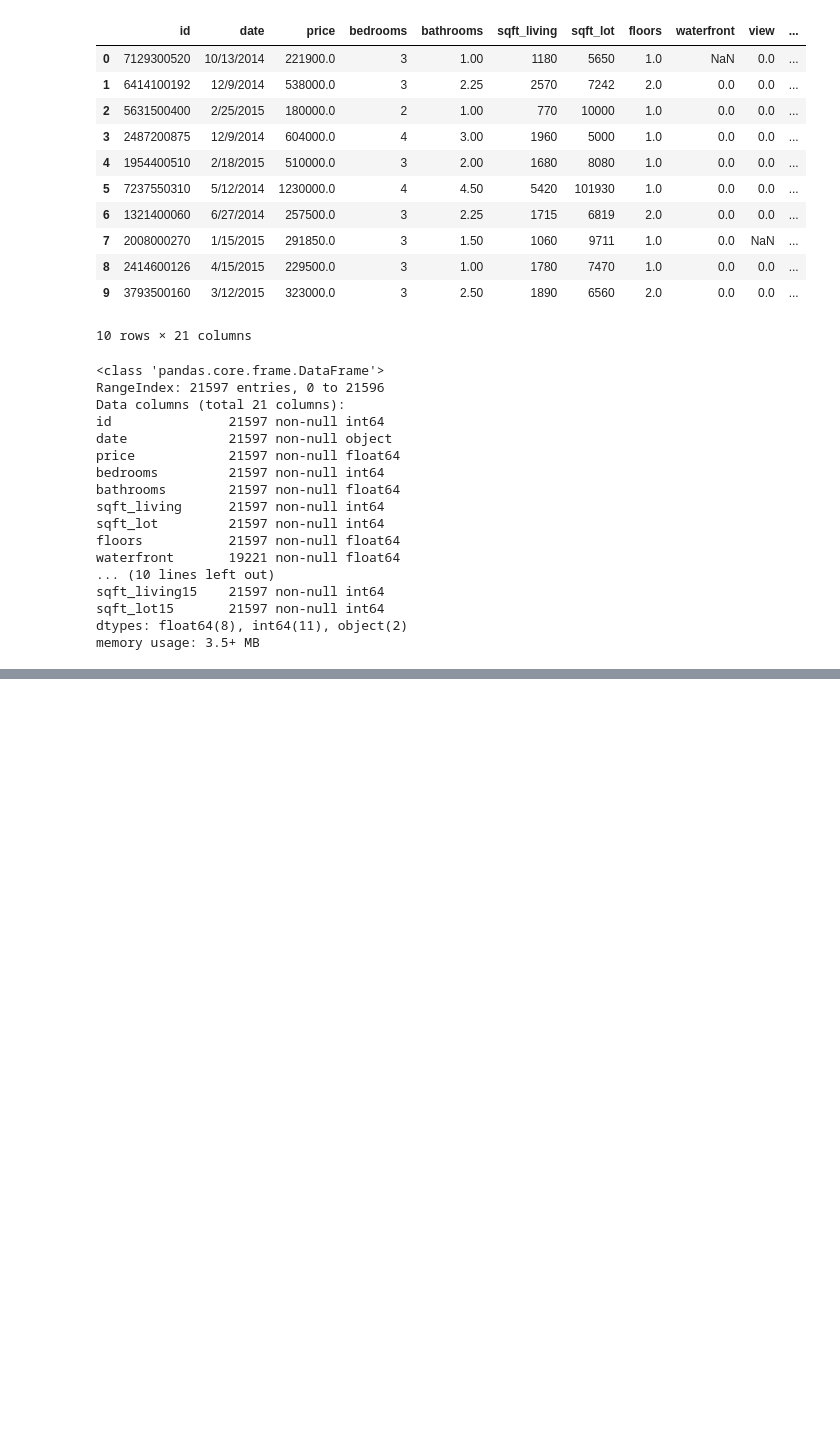
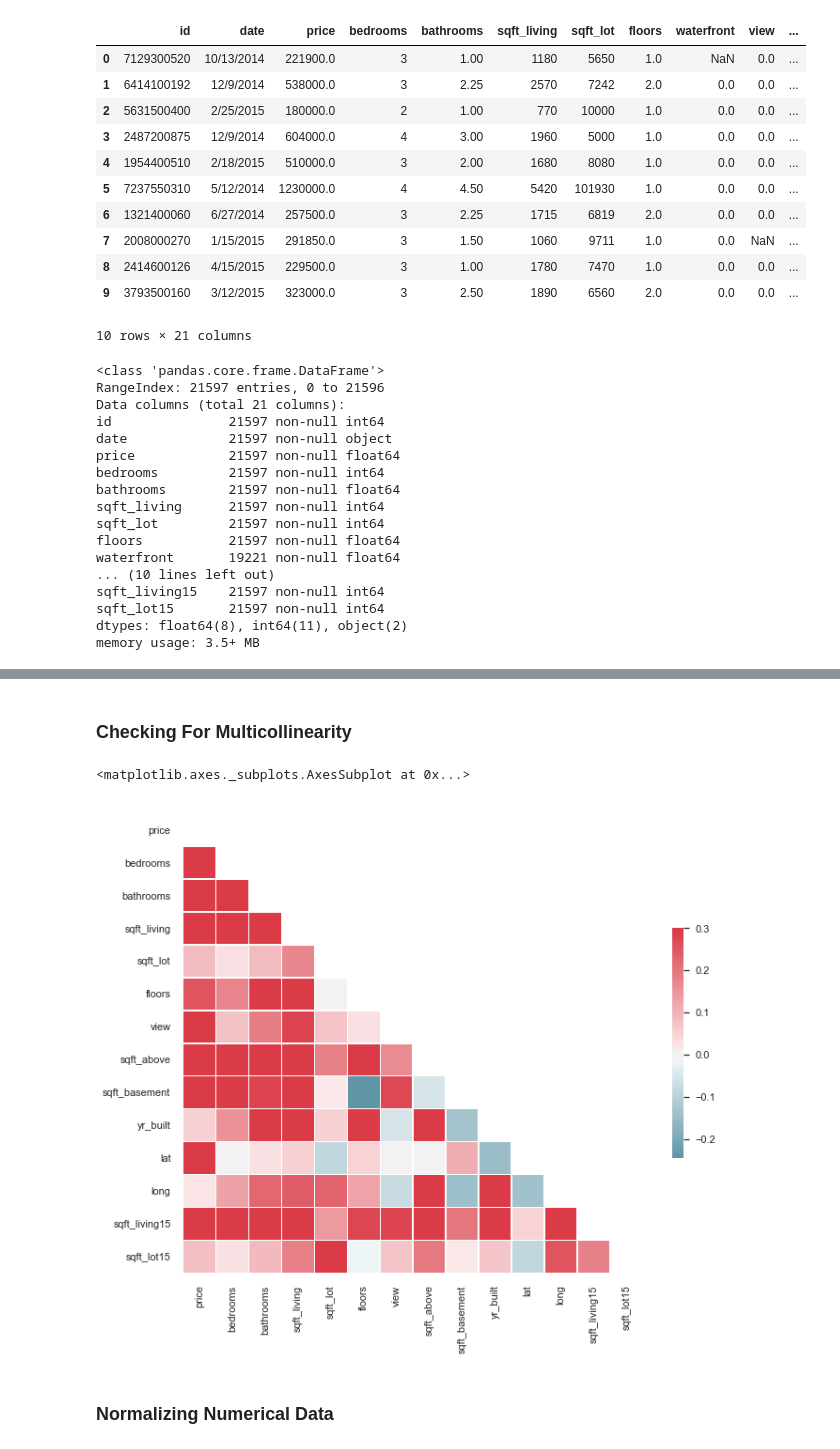
Before and after one commit to nxd0/dsc-1-final-project-online-ds-sp-000, a Jupyter notebook: student.ipynb, the cells around one changed output, grey strips where cells are left out. Drawn from its saved outputs; the diff is of its cells as text; code cells hidden in the pictures; blank space fills up the shorter version.

```diff
--- a/student.ipynb
+++ b/student.ipynb
@@ -128,0 +415,7 @@ kcdf.describe()
+# %%
+#With only 61 NaN values for view, we can definitely cut those ones out of the data set
+
+initial_length = len(kcdf)
+kcdf = kcdf.loc[kcdf["view"] >= 0]
+adjusted_length = len(kcdf)
+initial_length - adjusted_length
@@ -128,0 +468,9 @@ kcdf.describe()
+# %%
+#Now we can bin!
+
+bins = pd.IntervalIndex.from_tuples([(-1,1),(1933, 1953), (1953, 1973), (1973, 1993),(1993, 2016)])
+sample = kcdf['yr_renovated']
+binned_yr_renovated = pd.cut(sample, bins)
+kcdf['binned_yr_renovated'] = binned_yr_renovated
+
+kcdf.columns
@@ -128,0 +483,4 @@ kcdf.describe()
+# %%
+#and lastly, remove the original 'yr_renovated'
+kcdf = kcdf.drop(['yr_renovated'],axis=1)
+kcdf.columns
@@ -128,0 +517,29 @@ kcdf.describe()
+# %% [markdown]
+### Checking For Multicollinearity
+# %%
+import seaborn as sns
+import matplotlib.pyplot as plt
+%matplotlib inline
+
+#Style
+sns.set(style="white")
+
+#Covariance matrix
+corr = kcdf.corr()
+
+#Generate a mask
+mask = np.zeros_like(corr, dtype=np.bool)
+mask[np.triu_indices_from(mask)] = True
+
+#Set up the matplotlib figure
+f, ax = plt.subplots(figsize=(11, 9))
+
+# Generate a custom diverging colormap
+cmap = sns.diverging_palette(220, 10, as_cmap=True)
+
+# Draw the heatmap with the mask and correct aspect ratio
+sns.heatmap(corr, mask=mask, cmap=cmap, vmax=.3, center=0,
+            square=True, linewidths=.5, cbar_kws={"shrink": .5})
+# %% [output]
+<matplotlib.axes._subplots.AxesSubplot at 0x...>
+[figure, added]
@@ -128,0 +548,2 @@ kcdf.describe()
+# %% [markdown]
+### Normalizing Numerical Data
```
Also changed, not shown: parts of 65 cells of this notebook.
